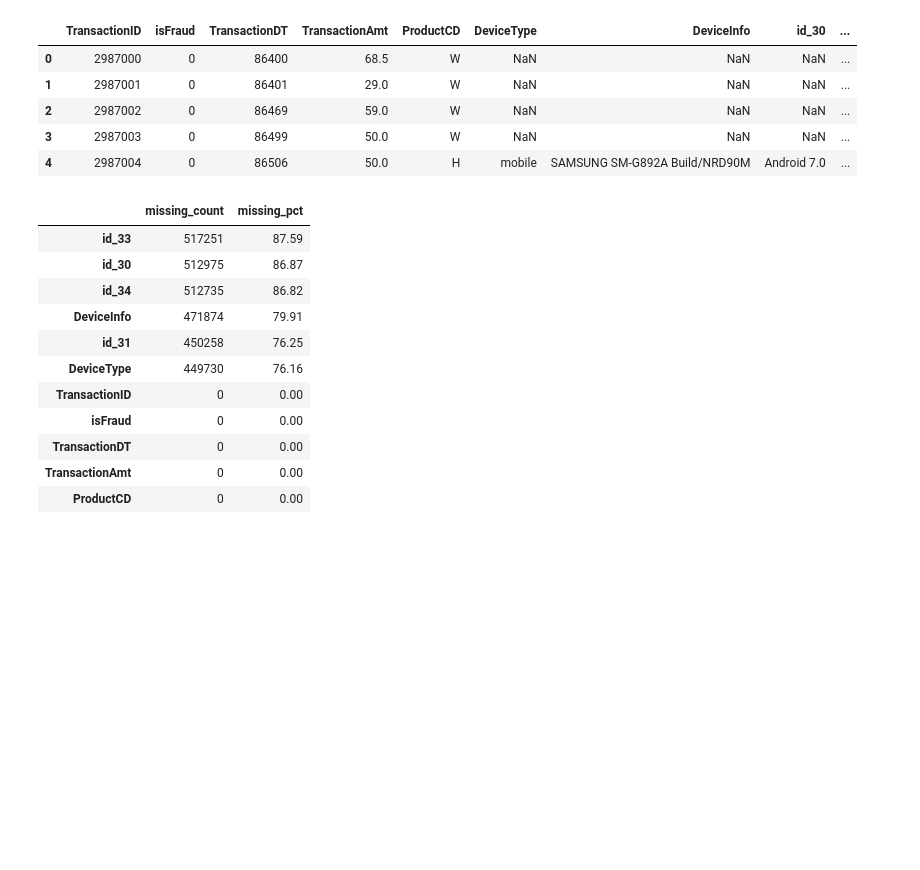
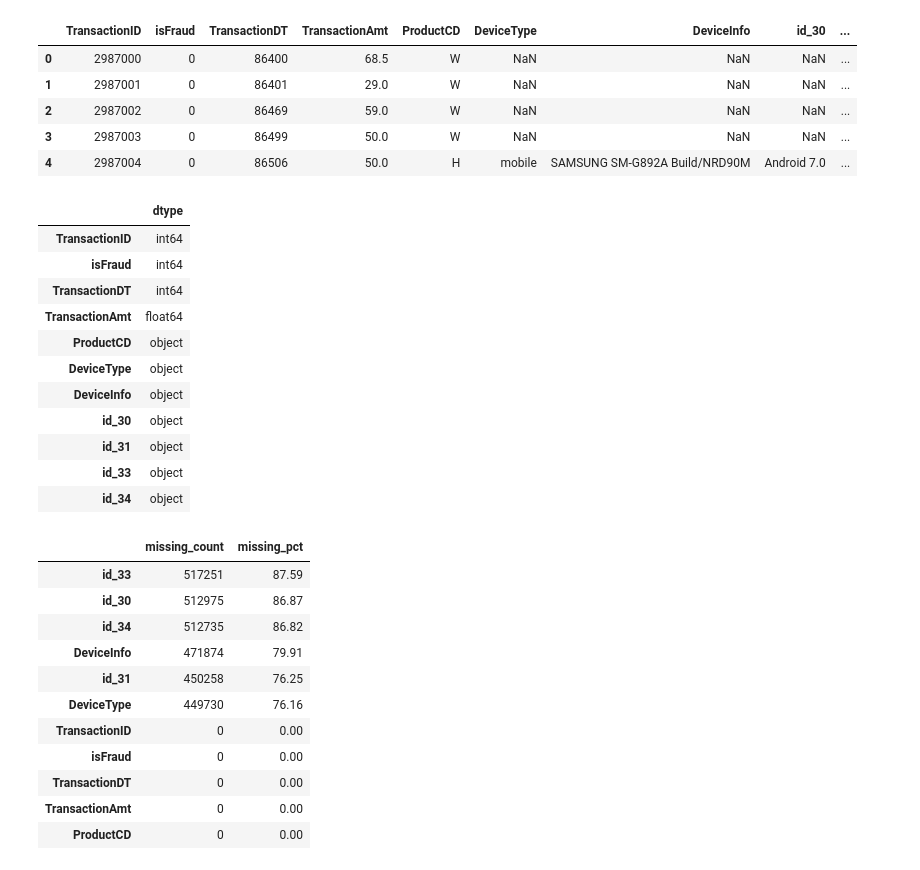
Before and after one commit to krukj/big-data-analytics, a Jupyter notebook: notebooks/ieee_cis_eda.ipynb, the cells around one changed output. Drawn from its saved outputs; the diff is of its cells as text; code cells hidden in the pictures; blank space fills up the shorter version.

```diff
--- a/notebooks/ieee_cis_eda.ipynb
+++ b/notebooks/ieee_cis_eda.ipynb
@@ -78,6 +78,21 @@ Transactions with identity data: 144233
 | 2 | 2987002 | 0 | 86469 | 59.0 | W | NaN | NaN | NaN | ... |
 | 3 | 2987003 | 0 | 86499 | 50.0 | W | NaN | NaN | NaN | ... |
 | 4 | 2987004 | 0 | 86506 | 50.0 | H | mobile | SAMSUNG SM-G892A Build/NRD90M | Android 7.0 | ... |
+# %%
+df_merged.dtypes.to_frame("dtype")
+# %% [output]
+|  | dtype |
+| TransactionID | int64 |
+| isFraud | int64 |
+| TransactionDT | int64 |
+| TransactionAmt | float64 |
+| ProductCD | object |
+| DeviceType | object |
+| DeviceInfo | object |
+| id_30 | object |
+| id_31 | object |
+| id_33 | object |
+| id_34 | object |
 # %%
 missing_stats = pd.DataFrame({
     "missing_count": df_merged.isna().sum(),
```
Also changed, not shown: parts of 10 cells of this notebook, 1 other file.
